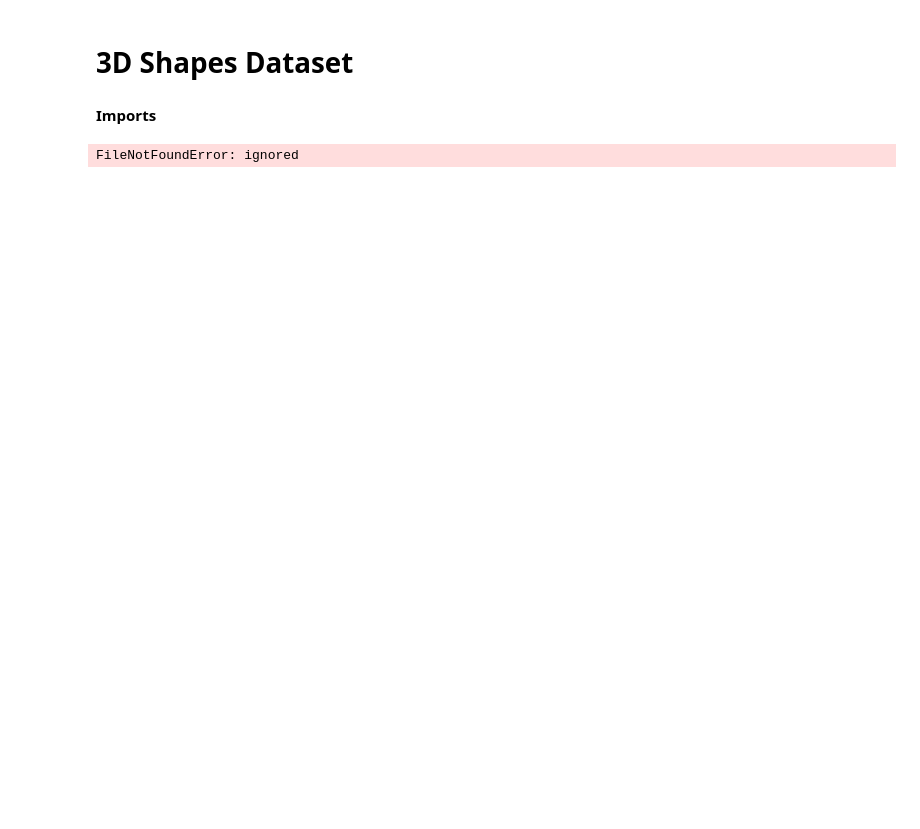
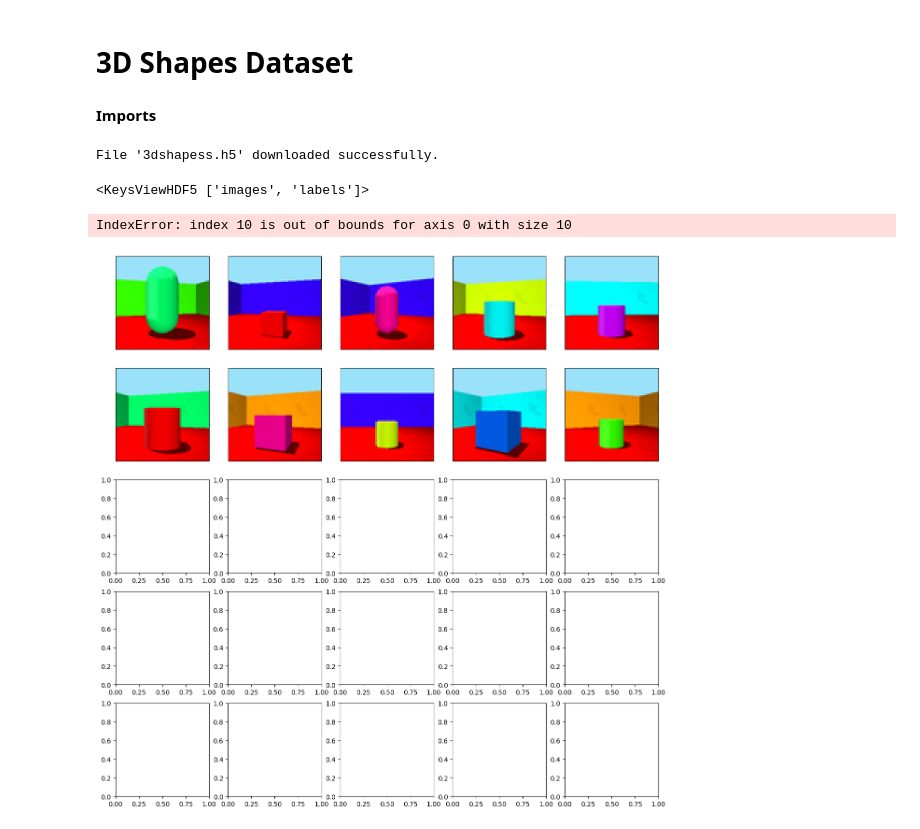
Before and after one commit to thecurz/ml_proj_upc, a Jupyter notebook: TP_G1.ipynb, the cells around one changed output. Drawn from its saved outputs; the diff is of its cells as text; code cells hidden in the pictures; blank space fills up the shorter version.

Commit message:
Dataset preparation

```diff
--- a/TP_G1.ipynb
+++ b/TP_G1.ipynb
@@ -11,6 +13,20 @@ import h5py
+# %%
+import requests
+url = "https://storage.googleapis.com/3d-shapes/3dshapes.h5"
+file_name = "3dshapes.h5"
+response = requests.get(url)
+
+if response.status_code == 200:
+    with open(file_name, 'wb') as file:
+        file.write(response.content)
+    print(f"File '{file_name}' downloaded successfully.")
+else:
+    print(f"Failed to download the file. Status code: {response.status_code}")
+# %% [output]
+File '3dshapess.h5' downloaded successfully.
 # %%
 # load dataset
-dataset = h5py.File('3dshapes.h5', 'r')
+dataset = h5py.File(file_name, 'r')
 print(dataset.keys())
 images = dataset['images']  # array shape [480000,64,64,3], uint8 in range(256)
 labels = dataset['labels']  # array shape [480000,6], float64
@@ -23,7 +39,7 @@ _FACTORS_IN_ORDER = ['floor_hue', 'wall_hue', 'object_hue', 'scale', 'shape',
 _NUM_VALUES_PER_FACTOR = {'floor_hue': 10, 'wall_hue': 10, 'object_hue': 10,
                           'scale': 8, 'shape': 4, 'orientation': 15}
 # %% [output]
-FileNotFoundError: ignored
+<KeysViewHDF5 ['images', 'labels']>
 # %%
 # methods for sampling unconditionally/conditionally on a given factor
 def get_index(factors):
@@ -64,7 +80,7 @@ def sample_random_batch(batch_size):
   return ims.reshape([batch_size, 64, 64, 3])
 
 
-def sample_batch(batch_size, fixed_factor, fixed_factor_value):
+def sample_batch(batch_size, fixed_factor, fixed_factor_value, seed_value=42):
   """ Samples a batch of images with fixed_factor=fixed_factor_value, but with
       the other factors varying randomly.
   Args:
@@ -78,6 +94,7 @@ def sample_batch(batch_size, fixed_factor, fixed_factor_value):
   """
   factors = np.zeros([len(_FACTORS_IN_ORDER), batch_size],
                      dtype=np.int32)
+  np.random.seed(seed_value)
   for factor, name in enumerate(_FACTORS_IN_ORDER):
     num_choices = _NUM_VALUES_PER_FACTOR[name]
     factors[factor] = np.random.choice(num_choices, batch_size)
@@ -130,8 +142,12 @@ show_images_grid(img_batch)
 # %%
-batch_size = 25
+batch_size = 1000
 fixed_factor_str = 'floor_hue' #@param ['floor_hue', 'wall_hue', 'object_hue', 'scale', 'shape', 'orientation']
 fixed_factor_value = 0  # first value of floor hue - red
 fixed_factor = _FACTORS_IN_ORDER.index(fixed_factor_str)  # floor hue
-img_batch = sample_batch(batch_size, fixed_factor, fixed_factor_value)
+seed = 42
+img_batch = sample_batch(batch_size, fixed_factor, fixed_factor_value, seed)
 
 show_images_grid(img_batch)
+# %% [output]
+IndexError: index 10 is out of bounds for axis 0 with size 10
+[figure, added]
```
Also changed, not shown: parts of 5 cells of this notebook, 3 other files.
